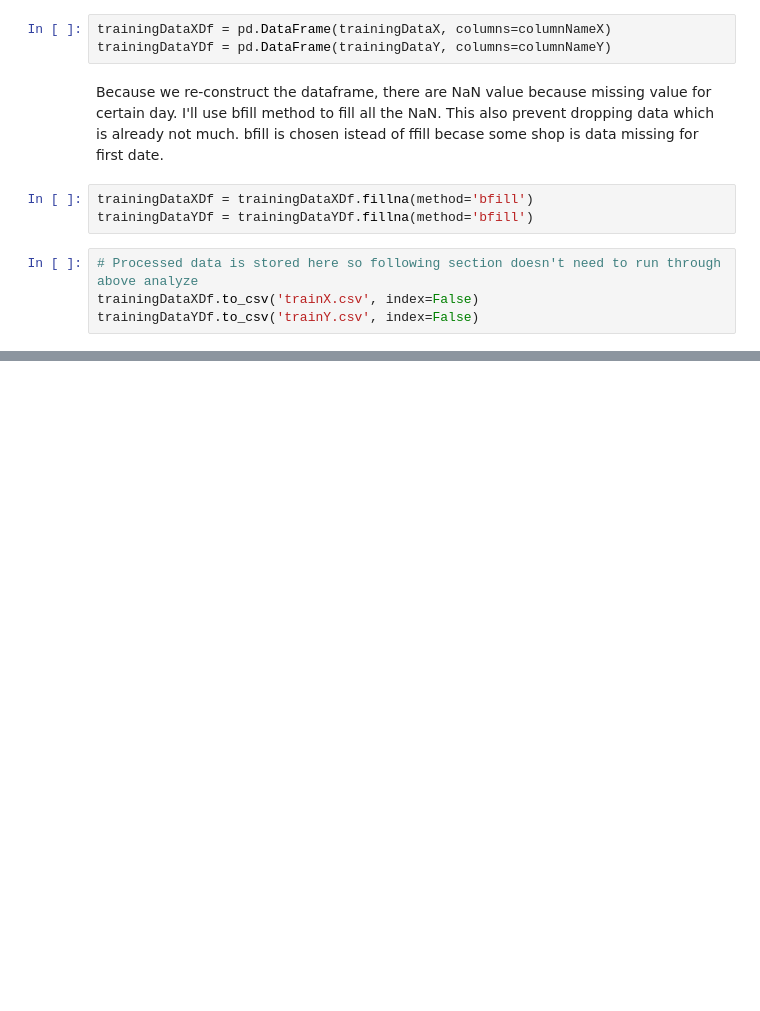
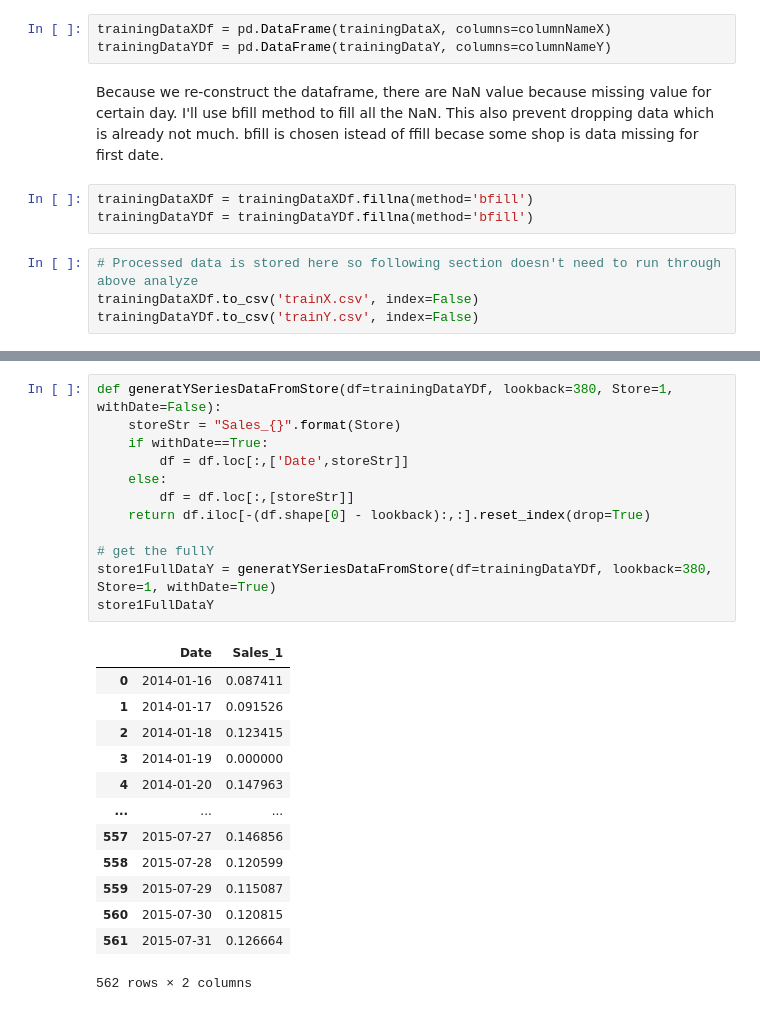
Before and after one commit to tianyiran02/udacityML_FinalProject, a Jupyter notebook: final_project.ipynb, the cells around one changed output, grey strips where cells are left out. Saved outputs shown, nothing was run; the diff lists cells and outputs as text; blank space fills up the shorter version.

```diff
--- a/final_project.ipynb
+++ b/final_project.ipynb
@@ -596,0 +654,26 @@ Now data can divide into training set and validation set. The strategy is 20% of
+# %%
+def generatYSeriesDataFromStore(df=trainingDataYDf, lookback=380, Store=1, withDate=False):
+    storeStr = "Sales_{}".format(Store)
+    if withDate==True:
+        df = df.loc[:,['Date',storeStr]]
+    else:
+        df = df.loc[:,[storeStr]]
+    return df.iloc[-(df.shape[0] - lookback):,:].reset_index(drop=True)
+
+# get the fullY
+store1FullDataY = generatYSeriesDataFromStore(df=trainingDataYDf, lookback=380, Store=1, withDate=True)
+store1FullDataY
+# %% [output]
+|  | Date | Sales_1 |
+| 0 | 2014-01-16 | 0.087411 |
+| 1 | 2014-01-17 | 0.091526 |
+| 2 | 2014-01-18 | 0.123415 |
+| 3 | 2014-01-19 | 0.000000 |
+| 4 | 2014-01-20 | 0.147963 |
+| ... | ... | ... |
+| 557 | 2015-07-27 | 0.146856 |
+| 558 | 2015-07-28 | 0.120599 |
+| 559 | 2015-07-29 | 0.115087 |
+| 560 | 2015-07-30 | 0.120815 |
+| 561 | 2015-07-31 | 0.126664 |
+562 rows × 2 columns
```
Also changed, not shown: parts of 31 cells of this notebook.
